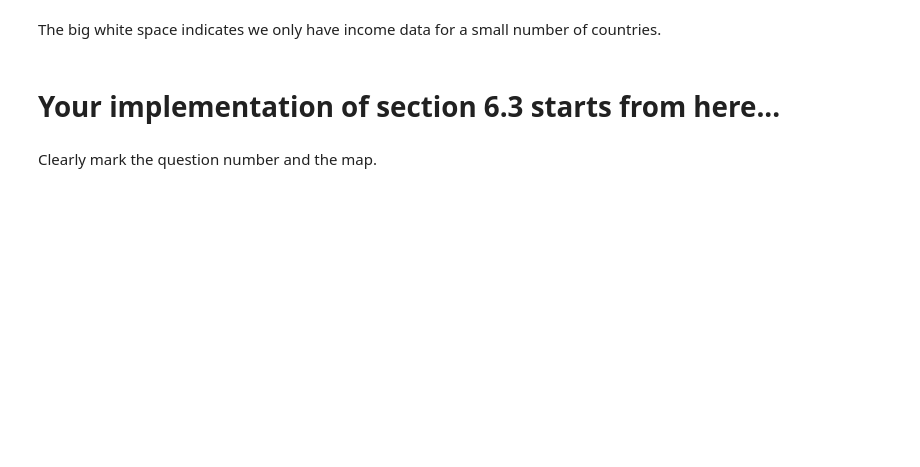
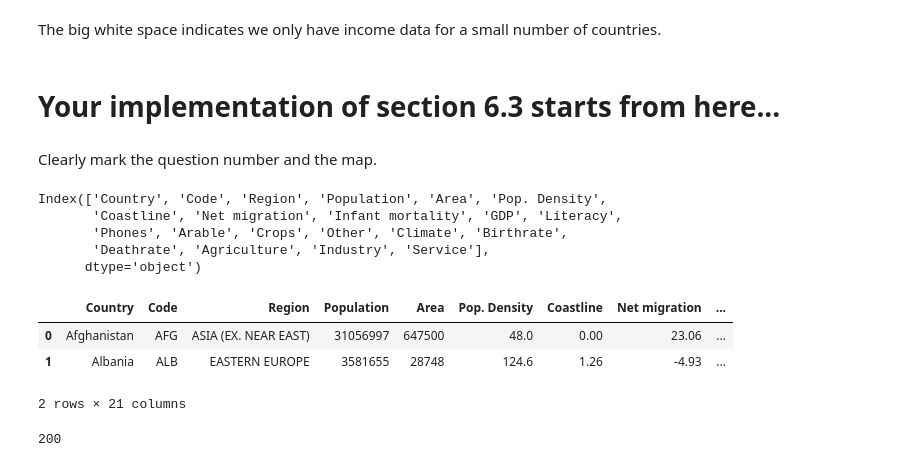
Before and after one commit to adong-hood/cs200, a Jupyter notebook: ch_6_3.ipynb, the cells around one changed output. Saved outputs shown, nothing was run; the diff lists cells and outputs as text; code cells hidden in the pictures; blank space fills up the shorter version.

```diff
--- a/ch_6_3.ipynb
+++ b/ch_6_3.ipynb
@@ -189,3 +244,25 @@ The big white space indicates we only have income data for a small number of cou
 # Your implementation of section 6.3 starts from here...
 # %% [markdown]
 Clearly mark the question number and the map.
+# %%
+wd = pd.read_csv('http://pluto.hood.edu/~dong/datasets/world_countries.csv')
+print(wd.columns)
+wd.head(2)
+# %% [output]
+Index(['Country', 'Code', 'Region', 'Population', 'Area', 'Pop. Density',
+       'Coastline', 'Net migration', 'Infant mortality', 'GDP', 'Literacy',
+       'Phones', 'Arable', 'Crops', 'Other', 'Climate', 'Birthrate',
+       'Deathrate', 'Agriculture', 'Industry', 'Service'],
+      dtype='object')
+|  | Country | Code | Region | Population | Area | Pop. Density | Coastline | Net migration | ... |
+| 0 | Afghanistan | AFG | ASIA (EX. NEAR EAST) | 31056997 | 647500 | 48.0 | 0.00 | 23.06 | ... |
+| 1 | Albania | ALB | EASTERN EUROPE | 3581655 | 28748 | 124.6 | 1.26 | -4.93 | ... |
+2 rows × 21 columns
+# %%
+#use a different end point.
+code = 'USA'
+url = f'https://restcountries.com/v3.1/alpha?codes={code}'
+res = requests.get(url)
+res.status_code
+# %% [output]
+200
```
Also changed, not shown: parts of 24 cells of this notebook.
